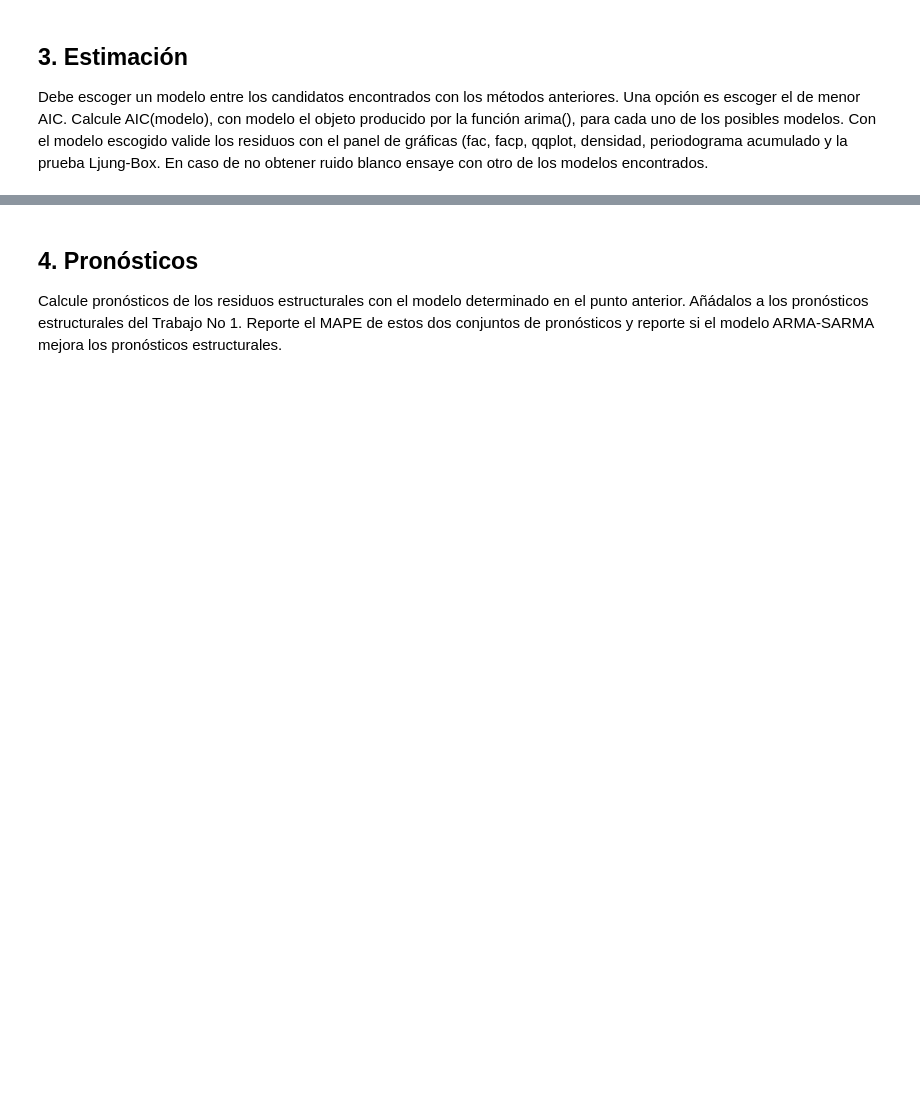
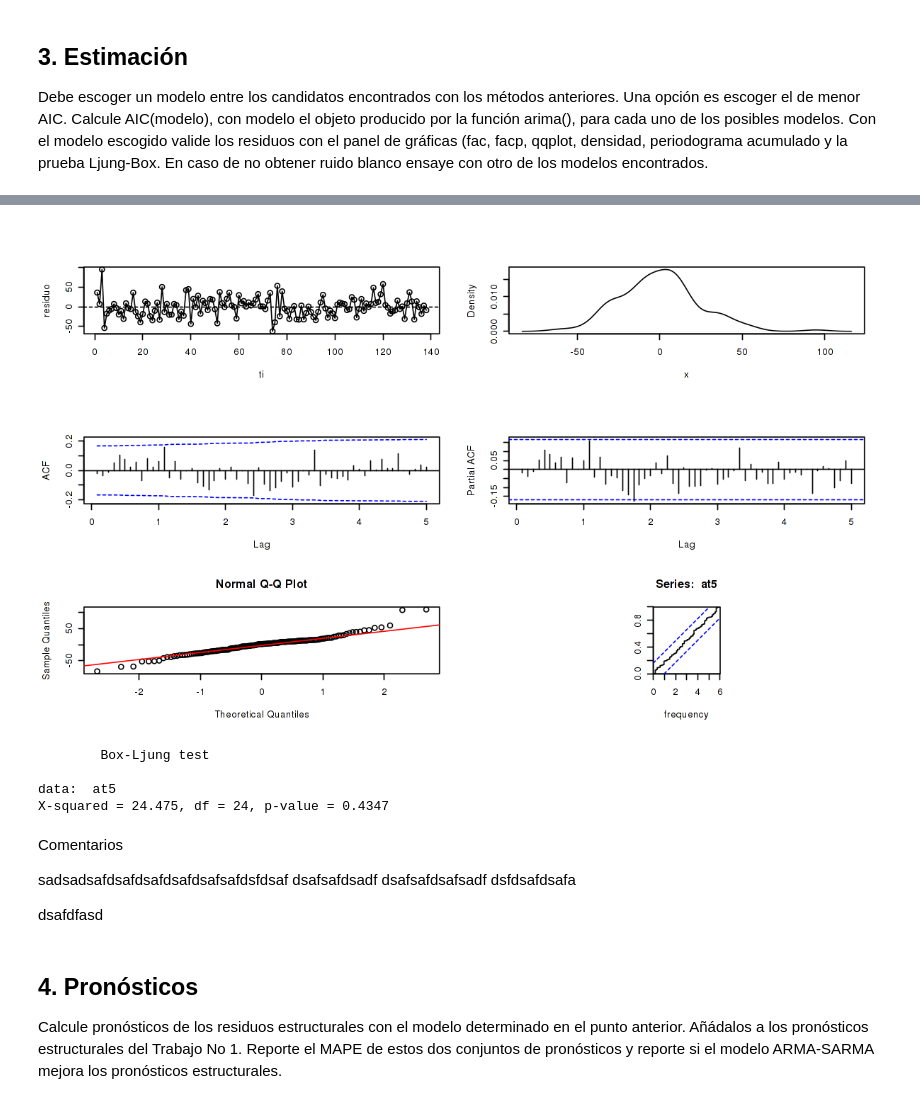
Before and after one commit to davidrivera62/Trabajo2, a Jupyter notebook: Trabajo 2.ipynb, the cells around one changed output, grey strips where cells are left out. Saved outputs shown, nothing was run; the diff lists cells and outputs as text; code cells hidden in the pictures; blank space fills up the shorter version.

```diff
--- a/Trabajo 2.ipynb
+++ b/Trabajo 2.ipynb
@@ -348,3 +447,35 @@ obtener ruido blanco ensaye con otro de los modelos encontrados.
+# %%
+#Validacion con AR(5)
+
+at5 = mod_AR5$residuals
+
+par(mfrow=c(3,2))
+plot(ti,at,type='o',ylab='residuo')
+abline(h=0,lty=2)
+plot(density(at),xlab='x',main= '')
+acf(at,ci.type= "ma",60,main="")
+pacf(at,60,main="")
+qqnorm(at5)
+qqline(at5,col=2)
+cpgram(at5)
+# %% [output]
+[figure, added]
+# %%
+Box.test(x = at5, lag = 24, type="Ljung-Box")
+# %% [output]
+        Box-Ljung test
+
+data:  at5
+X-squared = 24.475, df = 24, p-value = 0.4347
+# %% [markdown]
+Comentarios
+
+sadsadsafdsafdsafdsafdsafsafdsfdsaf
+dsafsafdsadf
+dsafsafdsafsadf
+dsfdsafdsafa
+
+dsafdfasd
 # %% [markdown]
 ## 4. Pronósticos ##
 
```
Also changed, not shown: parts of 20 cells of this notebook, 1 other file.
